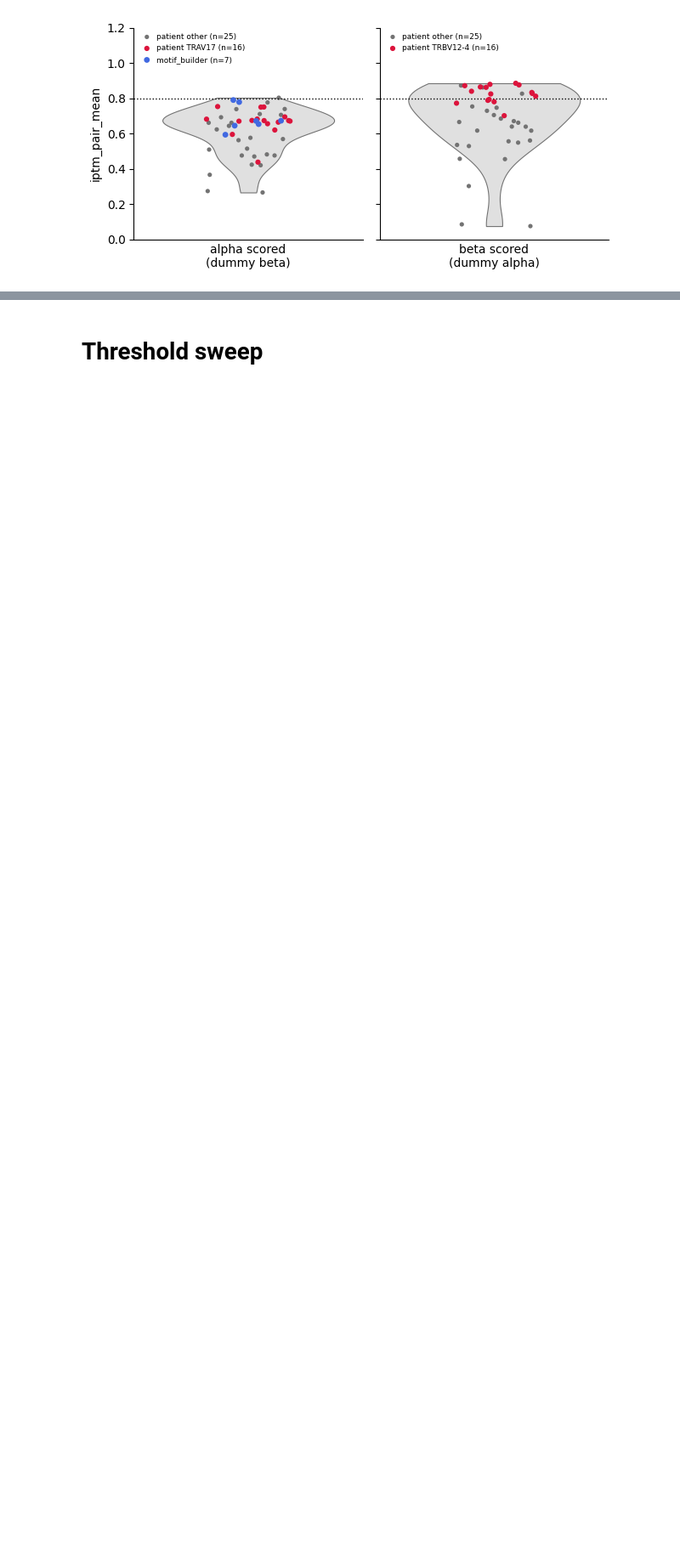
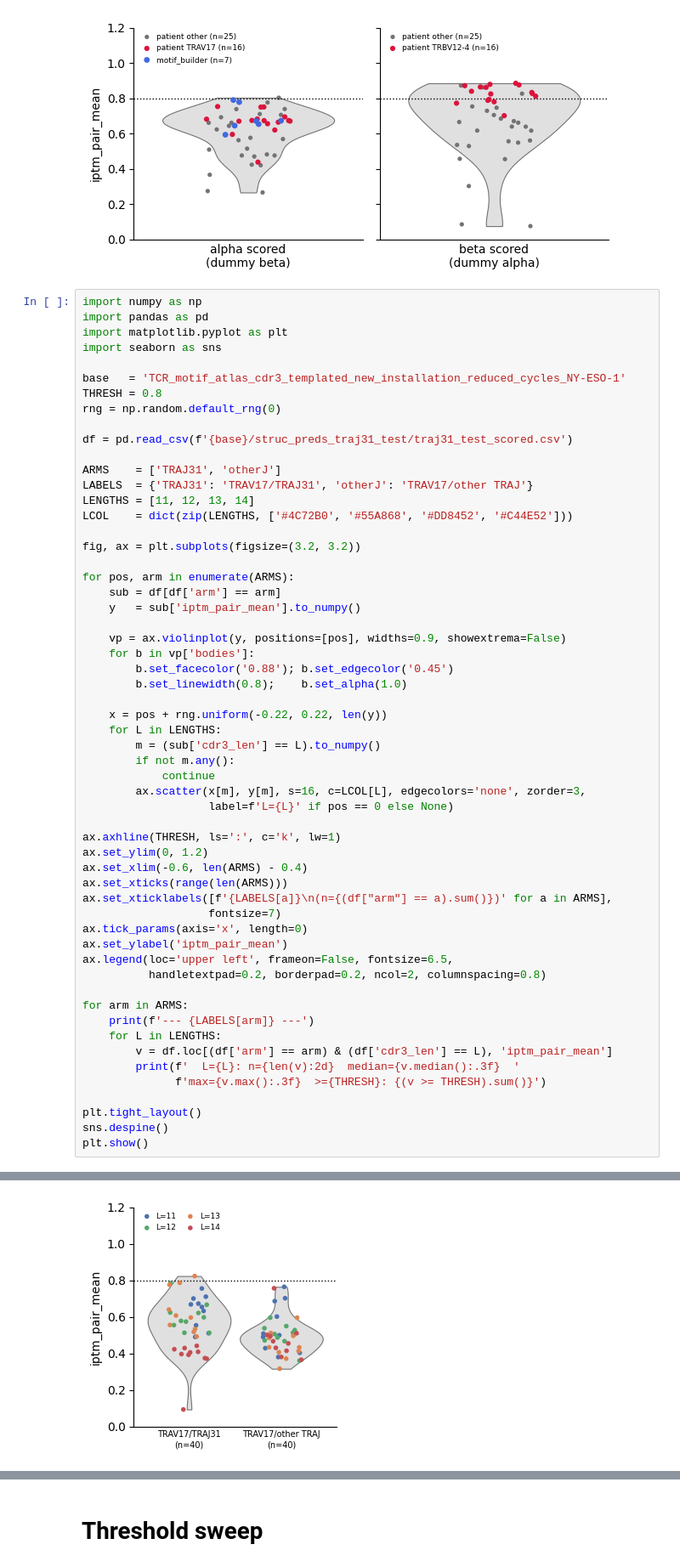
Before and after one commit to Rita-Ann-Roessner/Postdoc-UNIL, a Jupyter notebook: 260626_ESMfold2_motif_builder/Monitor.ipynb, the cells around one changed output, grey strips where cells are left out. Shown at 85% size. Drawn from its saved outputs; the diff is of its cells as text; blank space fills up the shorter version.

```diff
--- a/260626_ESMfold2_motif_builder/Monitor.ipynb
+++ b/260626_ESMfold2_motif_builder/Monitor.ipynb
@@ -425,3 +425,61 @@ plt.show()
        patient other: n=25  median=0.639  max=0.872  >=0.8: 3
     patient TRBV12-4: n=16  median=0.830  max=0.885  >=0.8: 11
 [figure]
+# %%
+import numpy as np
+import pandas as pd
+import matplotlib.pyplot as plt
+import seaborn as sns
+
+base   = 'TCR_motif_atlas_cdr3_templated_new_installation_reduced_cycles_NY-ESO-1'
+THRESH = 0.8
+rng = np.random.default_rng(0)
+
+df = pd.read_csv(f'{base}/struc_preds_traj31_test/traj31_test_scored.csv')
+
+ARMS    = ['TRAJ31', 'otherJ']
+LABELS  = {'TRAJ31': 'TRAV17/TRAJ31', 'otherJ': 'TRAV17/other TRAJ'}
+LENGTHS = [11, 12, 13, 14]
+LCOL    = dict(zip(LENGTHS, ['#4C72B0', '#55A868', '#DD8452', '#C44E52']))
+
+fig, ax = plt.subplots(figsize=(3.2, 3.2))
+
+for pos, arm in enumerate(ARMS):
+    sub = df[df['arm'] == arm]
+    y   = sub['iptm_pair_mean'].to_numpy()
+
+    vp = ax.violinplot(y, positions=[pos], widths=0.9, showextrema=False)
+    for b in vp['bodies']:
+        b.set_facecolor('0.88'); b.set_edgecolor('0.45')
+        b.set_linewidth(0.8);    b.set_alpha(1.0)
+
+    x = pos + rng.uniform(-0.22, 0.22, len(y))
+    for L in LENGTHS:
+        m = (sub['cdr3_len'] == L).to_numpy()
+        if not m.any():
+            continue
+        ax.scatter(x[m], y[m], s=16, c=LCOL[L], edgecolors='none', zorder=3,
+                   label=f'L={L}' if pos == 0 else None)
+
+ax.axhline(THRESH, ls=':', c='k', lw=1)
+ax.set_ylim(0, 1.2)
+ax.set_xlim(-0.6, len(ARMS) - 0.4)
+ax.set_xticks(range(len(ARMS)))
+ax.set_xticklabels([f'{LABELS[a]}\n(n={(df["arm"] == a).sum()})' for a in ARMS],
+                   fontsize=7)
+ax.tick_params(axis='x', length=0)
+ax.set_ylabel('iptm_pair_mean')
+ax.legend(loc='upper left', frameon=False, fontsize=6.5,
+          handletextpad=0.2, borderpad=0.2, ncol=2, columnspacing=0.8)
+
+for arm in ARMS:
+    print(f'--- {LABELS[arm]} ---')
+    for L in LENGTHS:
+        v = df.loc[(df['arm'] == arm) & (df['cdr3_len'] == L), 'iptm_pair_mean']
+        print(f'  L={L}: n={len(v):2d}  median={v.median():.3f}  '
+              f'max={v.max():.3f}  >={THRESH}: {(v >= THRESH).sum()}')
+
+plt.tight_layout()
+sns.despine()
+plt.show()
+# %% [output]
@@ -427,0 +496 @@ plt.show()
+[figure, added]
```
Also changed, not shown: parts of 2 cells of this notebook, 4 other files.
